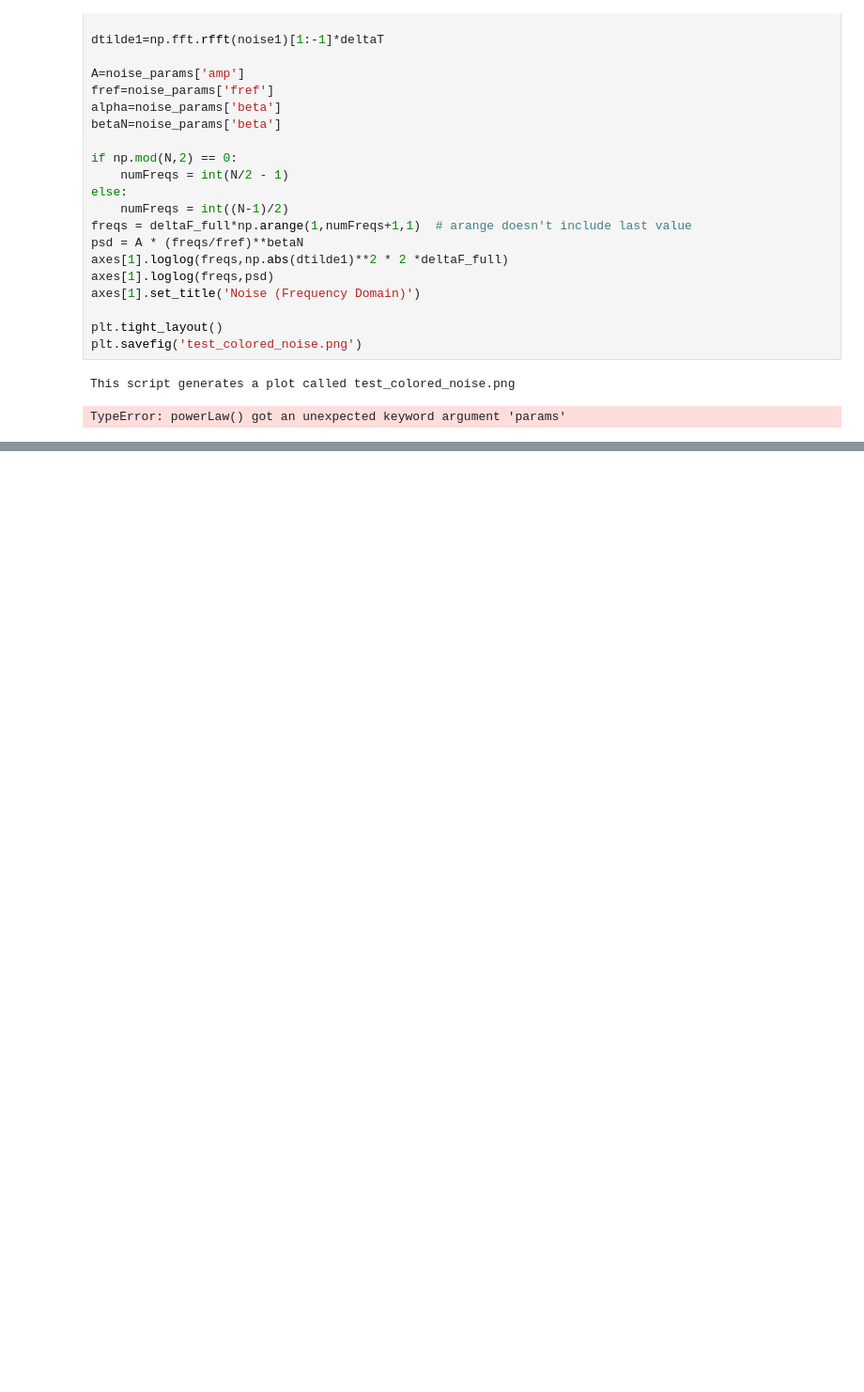
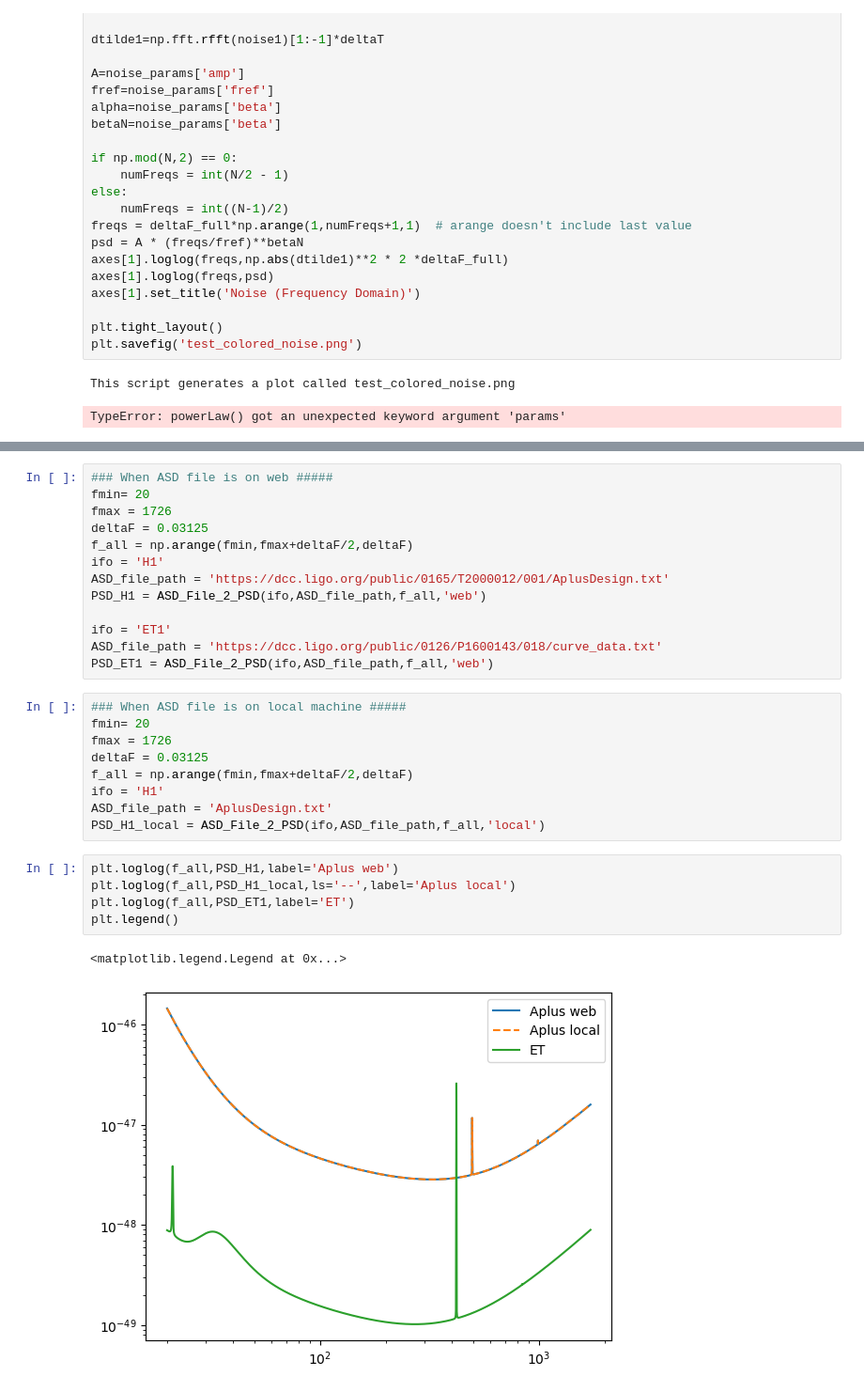
Before and after one commit to josephromano/stochastic_extralite, a Jupyter notebook: notebooks/simulate_data.ipynb, the cells around one changed output, grey strips where cells are left out. Shown at 94% size. Drawn from its saved outputs; the diff is of its cells as text; blank space fills up the shorter version.

Commit message:
Added function to read local/web file for PSD

```diff
--- a/notebooks/simulate_data.ipynb
+++ b/notebooks/simulate_data.ipynb
@@ -375,0 +413,30 @@ TypeError: powerLaw() got an unexpected keyword argument 'params'
+# %%
+### When ASD file is on web #####
+fmin= 20
+fmax = 1726
+deltaF = 0.03125
+f_all = np.arange(fmin,fmax+deltaF/2,deltaF)
+ifo = 'H1'
+ASD_file_path = 'https://dcc.ligo.org/public/0165/T2000012/001/AplusDesign.txt'
+PSD_H1 = ASD_File_2_PSD(ifo,ASD_file_path,f_all,'web')
+
+ifo = 'ET1'
+ASD_file_path = 'https://dcc.ligo.org/public/0126/P1600143/018/curve_data.txt'
+PSD_ET1 = ASD_File_2_PSD(ifo,ASD_file_path,f_all,'web')
+# %%
+### When ASD file is on local machine #####
+fmin= 20
+fmax = 1726
+deltaF = 0.03125
+f_all = np.arange(fmin,fmax+deltaF/2,deltaF)
+ifo = 'H1'
+ASD_file_path = 'AplusDesign.txt'
+PSD_H1_local = ASD_File_2_PSD(ifo,ASD_file_path,f_all,'local')
+# %%
+plt.loglog(f_all,PSD_H1,label='Aplus web')
+plt.loglog(f_all,PSD_H1_local,ls='--',label='Aplus local')
+plt.loglog(f_all,PSD_ET1,label='ET')
+plt.legend()
+# %% [output]
+<matplotlib.legend.Legend at 0x...>
+[figure, added]
```
Also changed, not shown: parts of 4 cells of this notebook, 1 other file.
